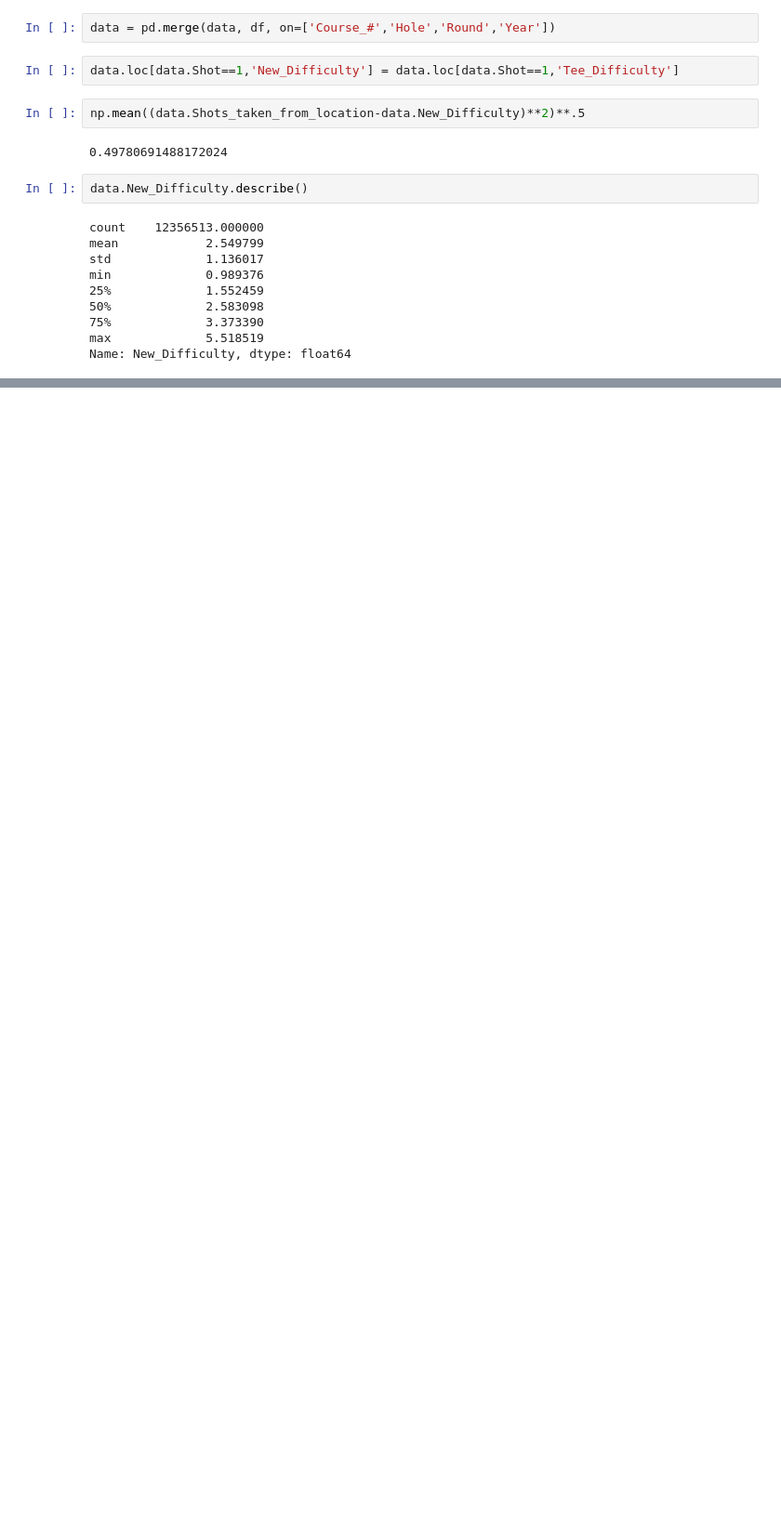
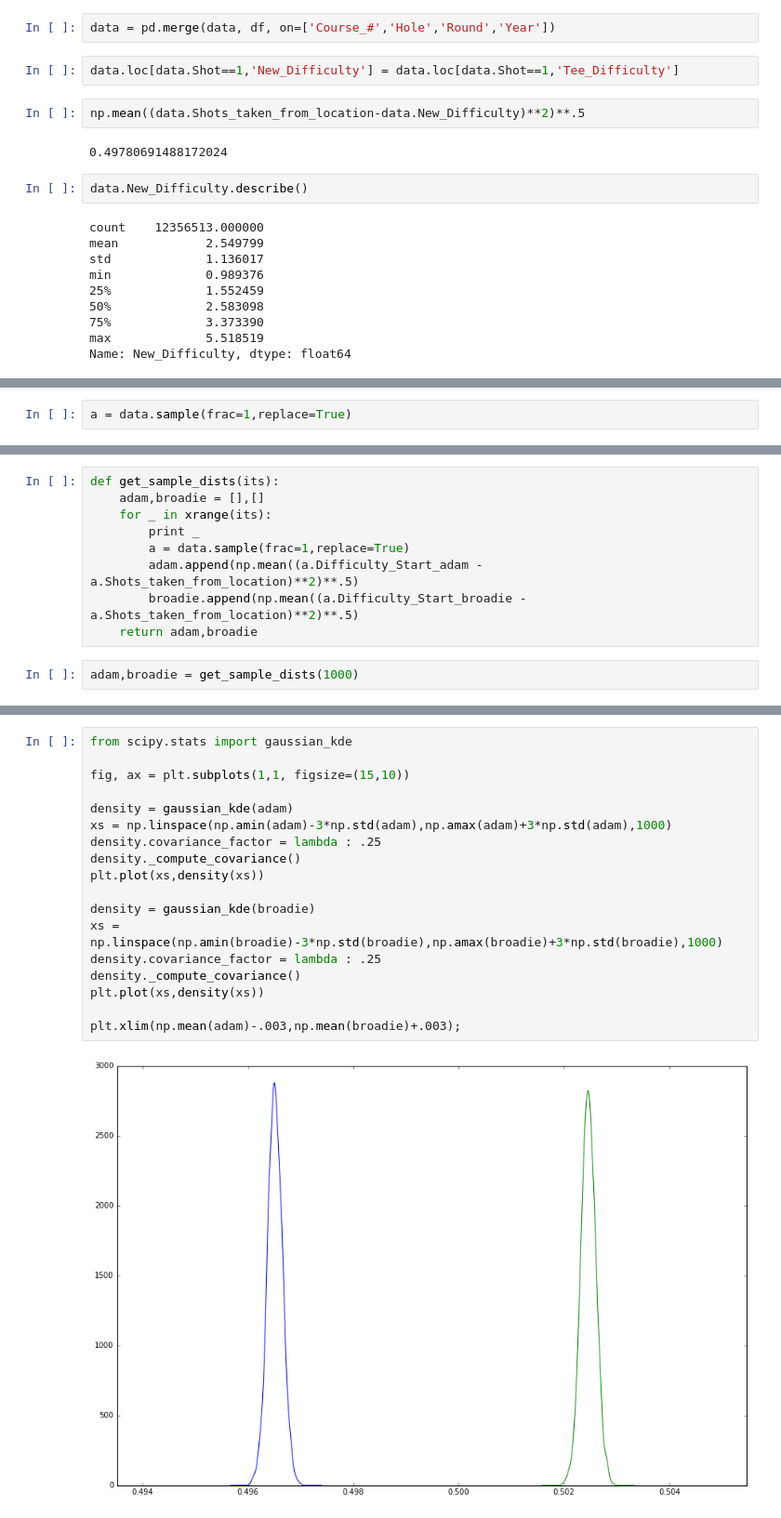
Before and after one commit to adamwlev/StrokesGained2, a Jupyter notebook: Modeling/Accuracy.ipynb, the cells around one changed output, grey strips where cells are left out. Shown at 93% size. Drawn from its saved outputs; the diff is of its cells as text; blank space fills up the shorter version.

```diff
--- a/Modeling/Accuracy.ipynb
+++ b/Modeling/Accuracy.ipynb
@@ -167,0 +170,2 @@ Name: New_Difficulty, dtype: float64
+# %%
+a = data.sample(frac=1,replace=True)
@@ -167,0 +180,11 @@ Name: New_Difficulty, dtype: float64
+# %%
+def get_sample_dists(its):
+    adam,broadie = [],[]
+    for _ in xrange(its):
+        print _
+        a = data.sample(frac=1,replace=True)
+        adam.append(np.mean((a.Difficulty_Start_adam - a.Shots_taken_from_location)**2)**.5)
+        broadie.append(np.mean((a.Difficulty_Start_broadie - a.Shots_taken_from_location)**2)**.5)
+    return adam,broadie
+# %%
+adam,broadie = get_sample_dists(1000)
@@ -167,0 +209,20 @@ Name: New_Difficulty, dtype: float64
+# %%
+from scipy.stats import gaussian_kde
+
+fig, ax = plt.subplots(1,1, figsize=(15,10))
+
+density = gaussian_kde(adam)
+xs = np.linspace(np.amin(adam)-3*np.std(adam),np.amax(adam)+3*np.std(adam),1000)
+density.covariance_factor = lambda : .25
+density._compute_covariance()
+plt.plot(xs,density(xs))
+
+density = gaussian_kde(broadie)
+xs = np.linspace(np.amin(broadie)-3*np.std(broadie),np.amax(broadie)+3*np.std(broadie),1000)
+density.covariance_factor = lambda : .25
+density._compute_covariance()
+plt.plot(xs,density(xs))
+
+plt.xlim(np.mean(adam)-.003,np.mean(broadie)+.003);
+# %% [output]
+[figure, added]
```
Also changed, not shown: parts of 5 cells of this notebook, 4 other files.
